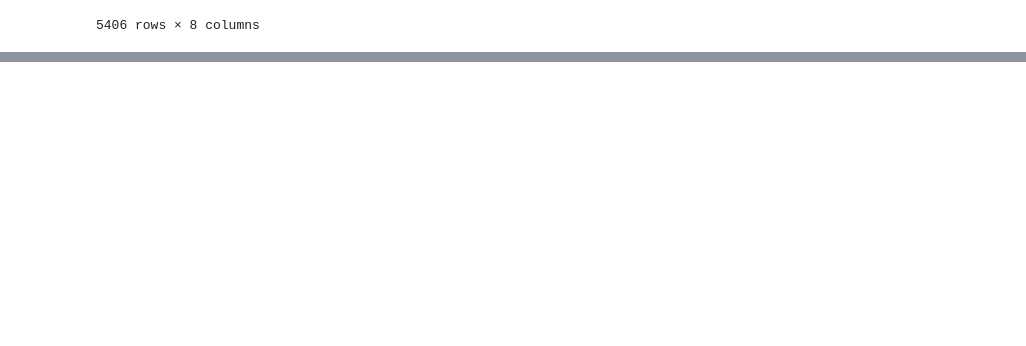
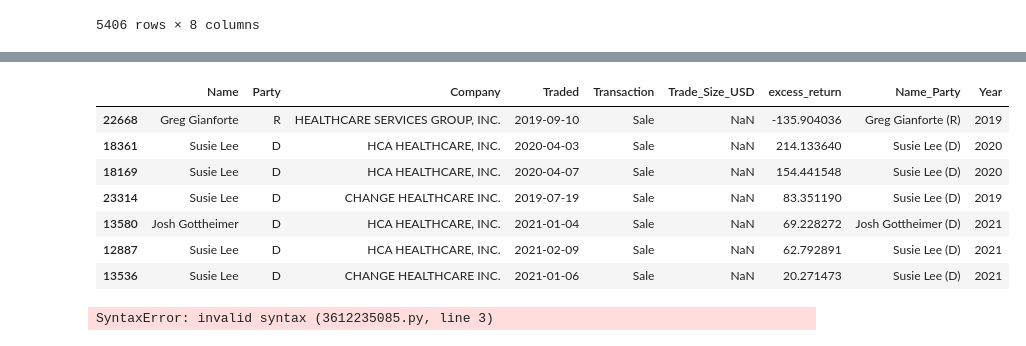
Before and after one commit to tsjohns9/ai-project-1, a Jupyter notebook: spencer.ipynb, the cells around one changed output, grey strips where cells are left out. Saved outputs shown, nothing was run; the diff lists cells and outputs as text; code cells hidden in the pictures; blank space fills up the shorter version.

```diff
--- a/spencer.ipynb
+++ b/spencer.ipynb
@@ -118,0 +284,22 @@ Length of sorted DataFrame: 6
+# %%
+sales_df = combined_df[combined_df['Transaction'] == 'Sale']
+display(sales_df)
+# %% [output]
+|  | Name | Party | Company | Traded | Transaction | Trade_Size_USD | excess_return | Name_Party | Year |
+| 22668 | Greg Gianforte | R | HEALTHCARE SERVICES GROUP, INC. | 2019-09-10 | Sale | NaN | -135.904036 | Greg Gianforte (R) | 2019 |
+| 18361 | Susie Lee | D | HCA HEALTHCARE, INC. | 2020-04-03 | Sale | NaN | 214.133640 | Susie Lee (D) | 2020 |
+| 18169 | Susie Lee | D | HCA HEALTHCARE, INC. | 2020-04-07 | Sale | NaN | 154.441548 | Susie Lee (D) | 2020 |
+| 23314 | Susie Lee | D | CHANGE HEALTHCARE INC. | 2019-07-19 | Sale | NaN | 83.351190 | Susie Lee (D) | 2019 |
+| 13580 | Josh Gottheimer | D | HCA HEALTHCARE, INC. | 2021-01-04 | Sale | NaN | 69.228272 | Josh Gottheimer (D) | 2021 |
+| 12887 | Susie Lee | D | HCA HEALTHCARE, INC. | 2021-02-09 | Sale | NaN | 62.792891 | Susie Lee (D) | 2021 |
+| 13536 | Susie Lee | D | CHANGE HEALTHCARE INC. | 2021-01-06 | Sale | NaN | 20.271473 | Susie Lee (D) | 2021 |
+# %%
+# Who had the most profitable trade? Which party was it? What was the company? When was it?
+
+** Susie Lee, Democrat, HCA Healthcare, INC., sold on April 3, 2020 at a 214% gain (excess_return) **
+
+# What was the Trade_Size_USD (volume) for each year of healthcare stocks, and did it progress from 2019-2021 more than other years?
+
+** The Trade_Size_USD for this set of data shows inconclusive, which raises a new question as to why these trades show no USD amount **
+# %% [output]
+SyntaxError: invalid syntax (3612235085.py, line 3)
```
Also changed, not shown: parts of 8 cells of this notebook.
